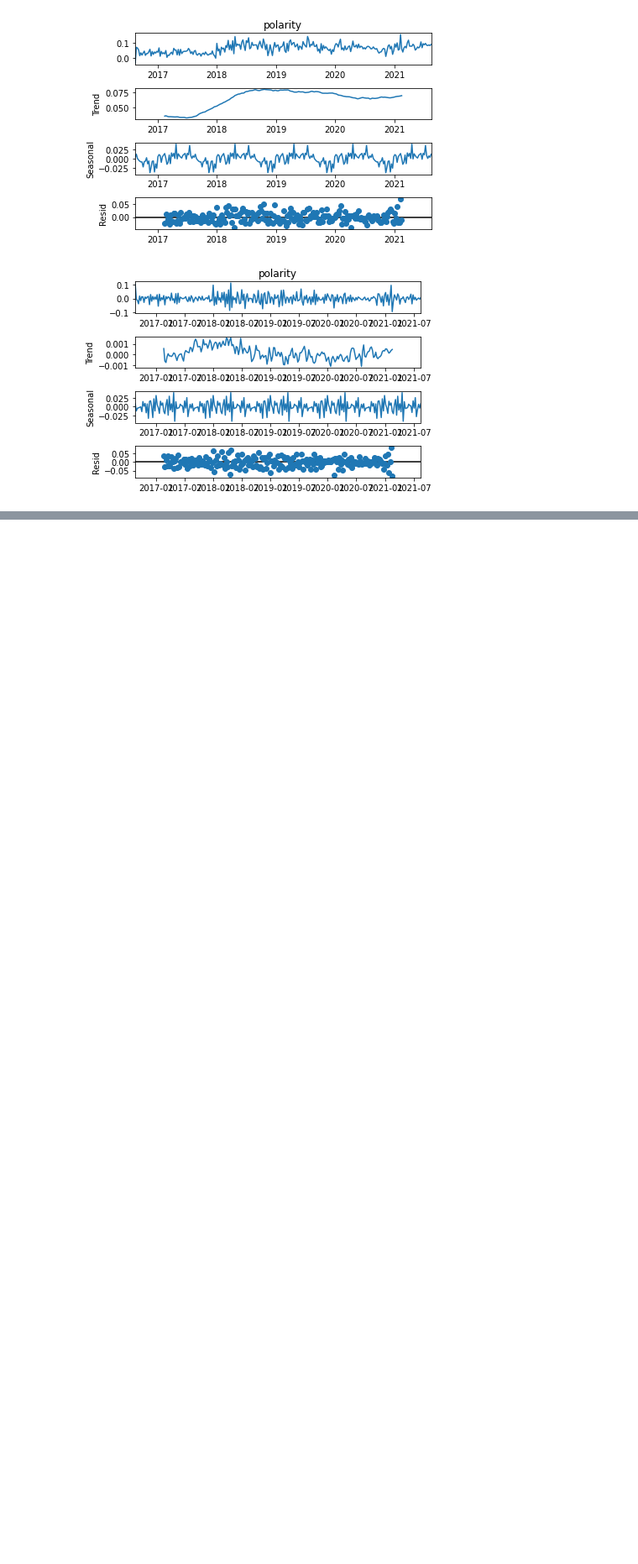
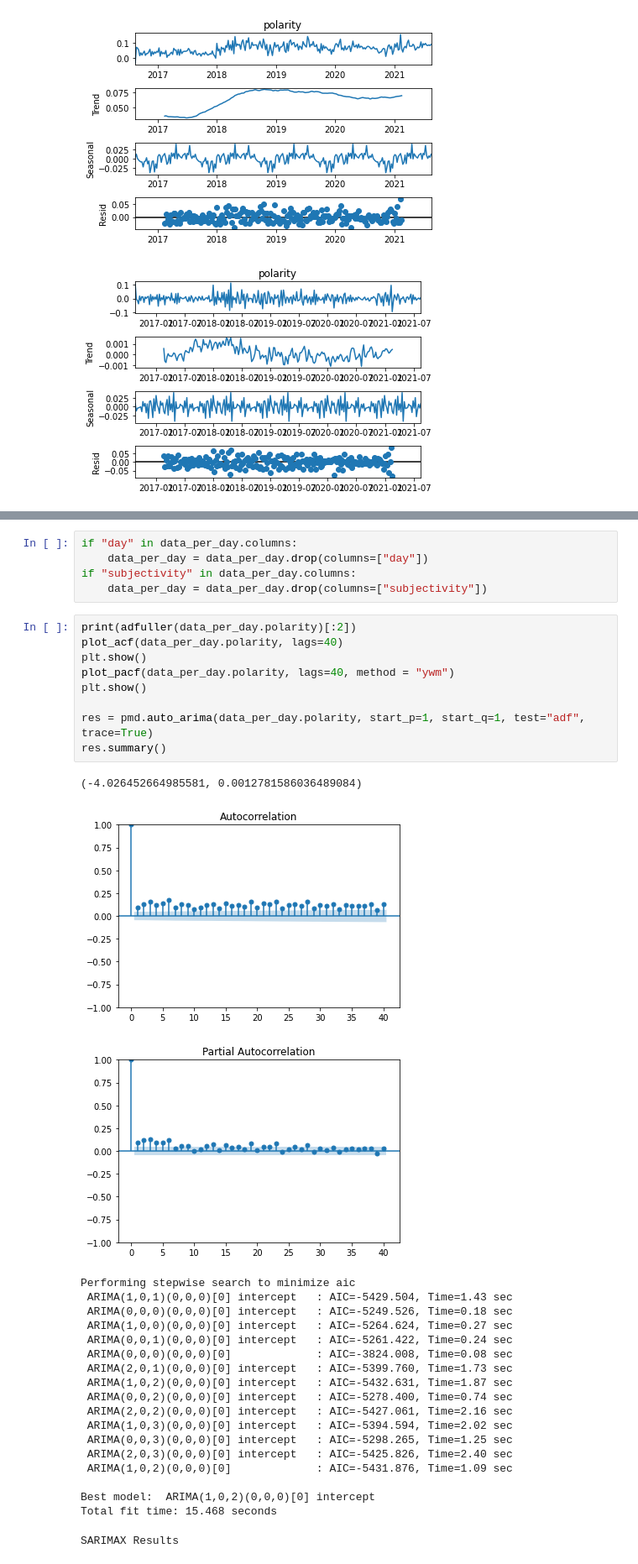
Before and after one commit to JulienF-Q/PBHLTH132, a Jupyter notebook: ph_notebook.ipynb, the cells around one changed output, grey strips where cells are left out. Shown at 84% size. Cells and saved outputs as stored; diff of their text form; blank space fills up the shorter version.

```diff
--- a/ph_notebook.ipynb
+++ b/ph_notebook.ipynb
@@ -205,0 +189,36 @@ plt.show()
+# %%
+if "day" in data_per_day.columns:
+    data_per_day = data_per_day.drop(columns=["day"])
+if "subjectivity" in data_per_day.columns:
+    data_per_day = data_per_day.drop(columns=["subjectivity"])
+# %%
+print(adfuller(data_per_day.polarity)[:2])
+plot_acf(data_per_day.polarity, lags=40)
+plt.show()
+plot_pacf(data_per_day.polarity, lags=40, method = "ywm")
+plt.show()
+
+res = pmd.auto_arima(data_per_day.polarity, start_p=1, start_q=1, test="adf", trace=True)
+res.summary()
+# %% [output]
+(-4.026452664985581, 0.0012781586036489084)
+[figure, added]
+[figure, added]
+Performing stepwise search to minimize aic
+ ARIMA(1,0,1)(0,0,0)[0] intercept   : AIC=-5429.504, Time=1.43 sec
+ ARIMA(0,0,0)(0,0,0)[0] intercept   : AIC=-5249.526, Time=0.18 sec
+ ARIMA(1,0,0)(0,0,0)[0] intercept   : AIC=-5264.624, Time=0.27 sec
+ ARIMA(0,0,1)(0,0,0)[0] intercept   : AIC=-5261.422, Time=0.24 sec
+ ARIMA(0,0,0)(0,0,0)[0]             : AIC=-3824.008, Time=0.08 sec
+ ARIMA(2,0,1)(0,0,0)[0] intercept   : AIC=-5399.760, Time=1.73 sec
+ ARIMA(1,0,2)(0,0,0)[0] intercept   : AIC=-5432.631, Time=1.87 sec
+ ARIMA(0,0,2)(0,0,0)[0] intercept   : AIC=-5278.400, Time=0.74 sec
+ ARIMA(2,0,2)(0,0,0)[0] intercept   : AIC=-5427.061, Time=2.16 sec
+ ARIMA(1,0,3)(0,0,0)[0] intercept   : AIC=-5394.594, Time=2.02 sec
+ ARIMA(0,0,3)(0,0,0)[0] intercept   : AIC=-5298.265, Time=1.25 sec
+ ARIMA(2,0,3)(0,0,0)[0] intercept   : AIC=-5425.826, Time=2.40 sec
+ ARIMA(1,0,2)(0,0,0)[0]             : AIC=-5431.876, Time=1.09 sec
+
+Best model:  ARIMA(1,0,2)(0,0,0)[0] intercept
+Total fit time: 15.468 seconds
+SARIMAX Results
```
Also changed, not shown: parts of 17 cells of this notebook.
